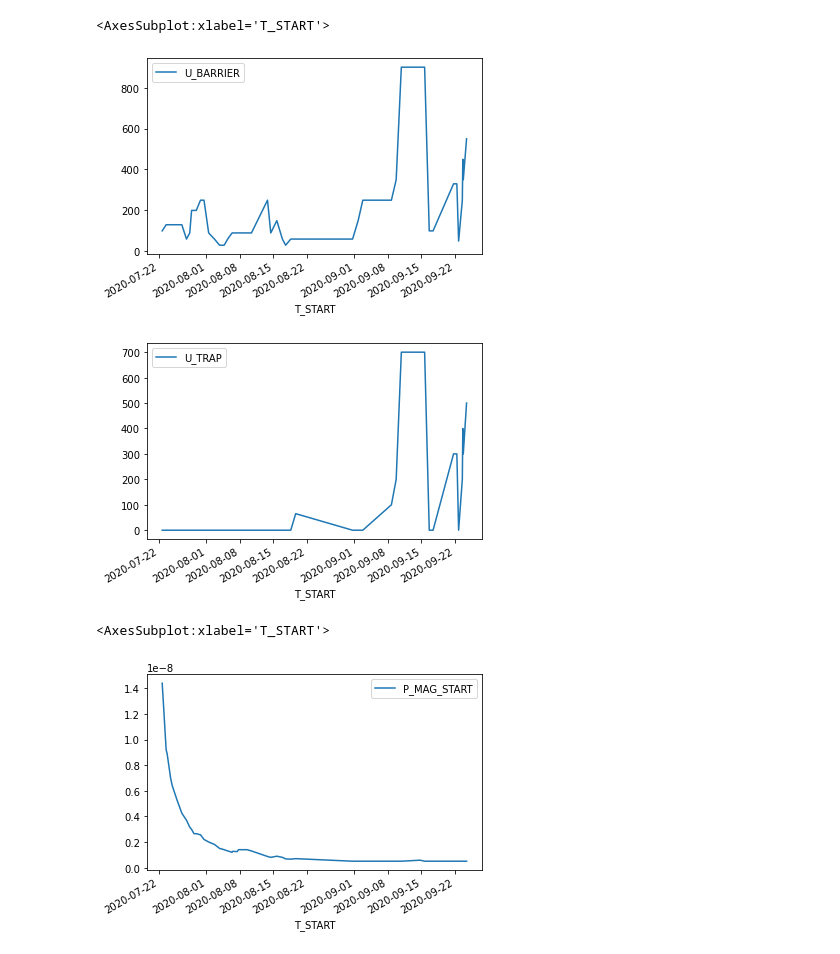
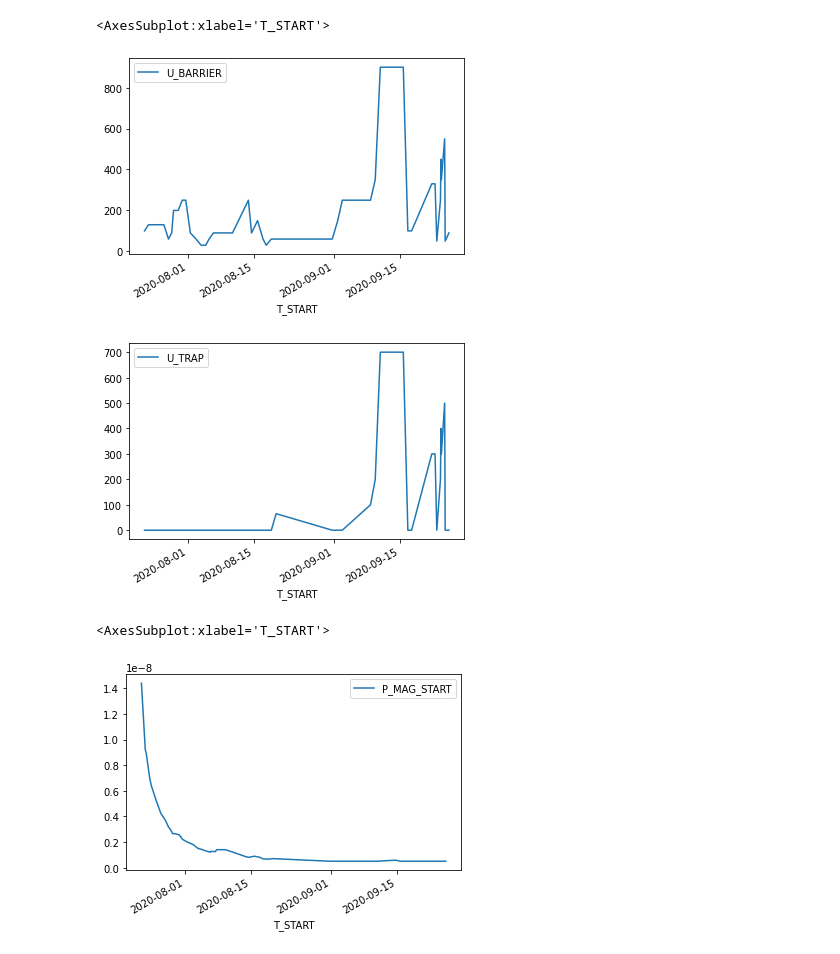
Before and after one commit to HPLegion/mpa_tools, a Jupyter notebook: orchestrate.ipynb, the cells around one changed output. Cells and saved outputs as stored; diff of their text form; code cells hidden in the pictures.

```diff
--- a/orchestrate.ipynb
+++ b/orchestrate.ipynb
@@ -177,12 +77,12 @@ df2[df2.VALID]
 # %%
-df2.plot(x="T_START", y="U_BARRIER")
-df2.plot(x="T_START", y="U_TRAP")
+df.plot(x="T_START", y="U_BARRIER")
+df.plot(x="T_START", y="U_TRAP")
 # %% [output]
 <AxesSubplot:xlabel='T_START'>
-[figure, old version]
+[figure, new version]
-[figure, old version]
+[figure, new version]
 # %%
-df2.plot(x="T_START", y="P_MAG_START")
+df.plot(x="T_START", y="P_MAG_START")
 # %% [output]
 <AxesSubplot:xlabel='T_START'>
-[figure, old version]
+[figure, new version]
```
Also changed, not shown: parts of 14 cells of this notebook, 7 other files.
